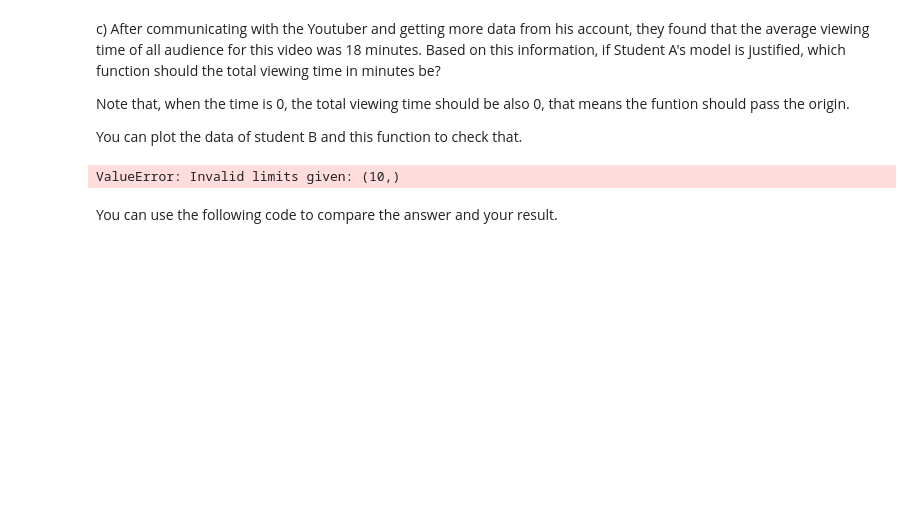
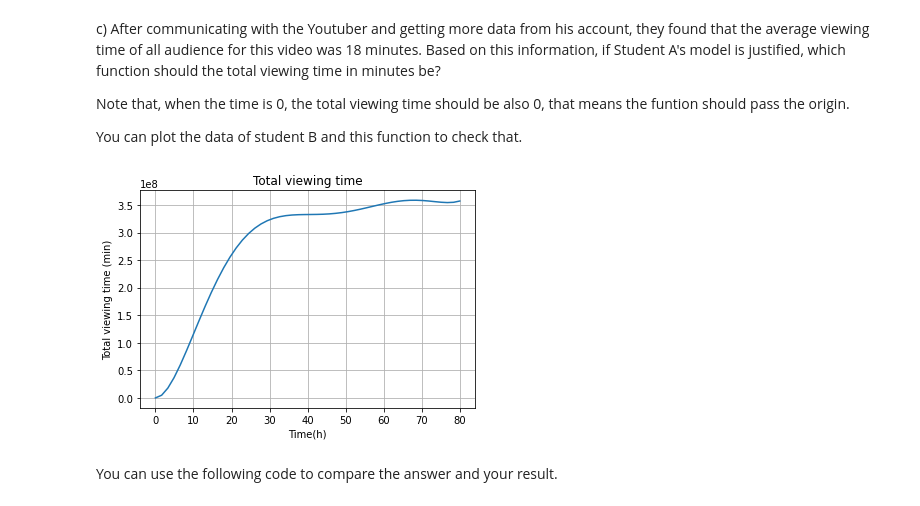
Before and after one commit to mangelicasa/computational-thinking-week-individual-computational-thinking-week-individual-14207230, a Jupyter notebook: challenge_calculus/Review_Calculus.ipynb, the cells around one changed output. Cells and saved outputs as stored; diff of their text form; code cells hidden in the pictures; blank space fills up the shorter version.

```diff
--- a/challenge_calculus/Review_Calculus.ipynb
+++ b/challenge_calculus/Review_Calculus.ipynb
@@ -105,7 +103,8 @@ b) When students A meet student B, they come into a big discussion, they think t
 Can you find the indefinite integral of the function proposed by Student A?
 # %%
 # 7.98 * 10**(-5) * x**6 / 6 - 1.8 * 10**(-2) * x**5 / 5 + 1.48 * x**4 /4 - 52.5 * x**3 / 3 + 680 * x**2 /2 =
-# 1 .33 * 10**(-5) * x**6 - 3.6 * 10**(-3) * x**5 + 0.37 * x**4 - 13.125 x**3 + 340 * x**2 + C
+x = np.linspace(0, 80)
+integral = 1.33 * 10**(-5) * x**6 - 0.36 * 10**(-2) * x**5 + 0.37 * x**4 - 17.5 * x**3 + 340 * x**2
 # %% [markdown]
 c) After communicating with the Youtuber and getting more data from his account, they found that the average viewing time of all audience for this video was 18 minutes.
 Based on this information, if Student A's model is justified, which function should the total viewing time in minutes be?
@@ -114,11 +113,20 @@ Note that, when the time is 0, the total viewing time should be also 0, that mea
 
 You can plot the data of student B and this function to check that.
 # %%
-def IntegralPoly(x):
+def IntegralPoly(integral):
+    y = 18 * (integral)
     pass
-    return
+    return y
+
+integral = IntegralPoly(integral)
+
+plt.plot(x, integral)
+plt.xlabel('Time(h)')
+plt.ylabel('Total viewing time (min)')
+plt.title('Total viewing time')
+plt.grid(True)
 # %% [output]
-ValueError: Invalid limits given: (10,)
+[figure, added]
 # %% [markdown]
 You can use the following code to compare the answer and your result.
 # %%
```
Also changed, not shown: parts of 3 cells of this notebook.
